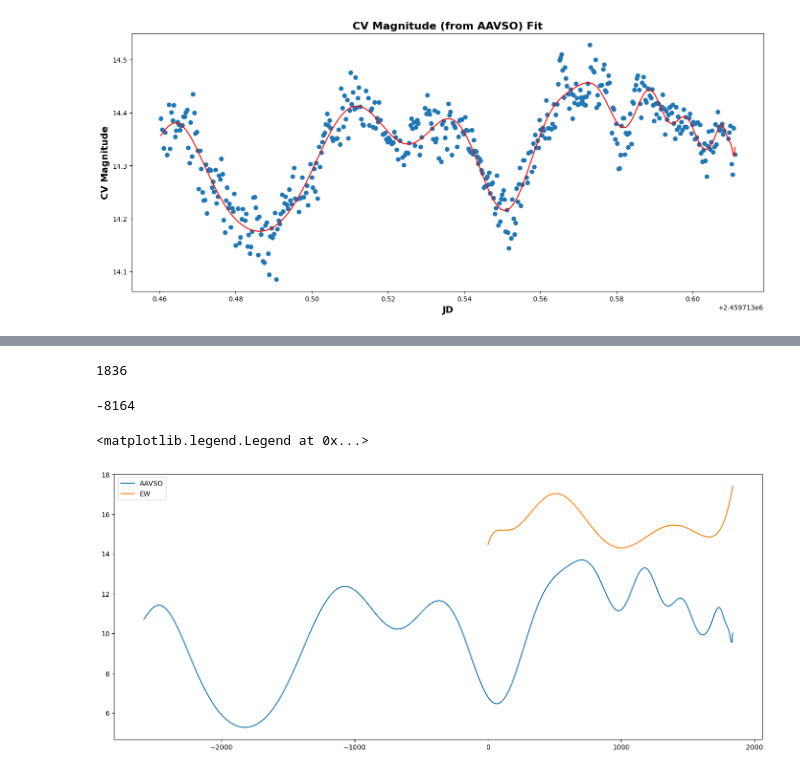
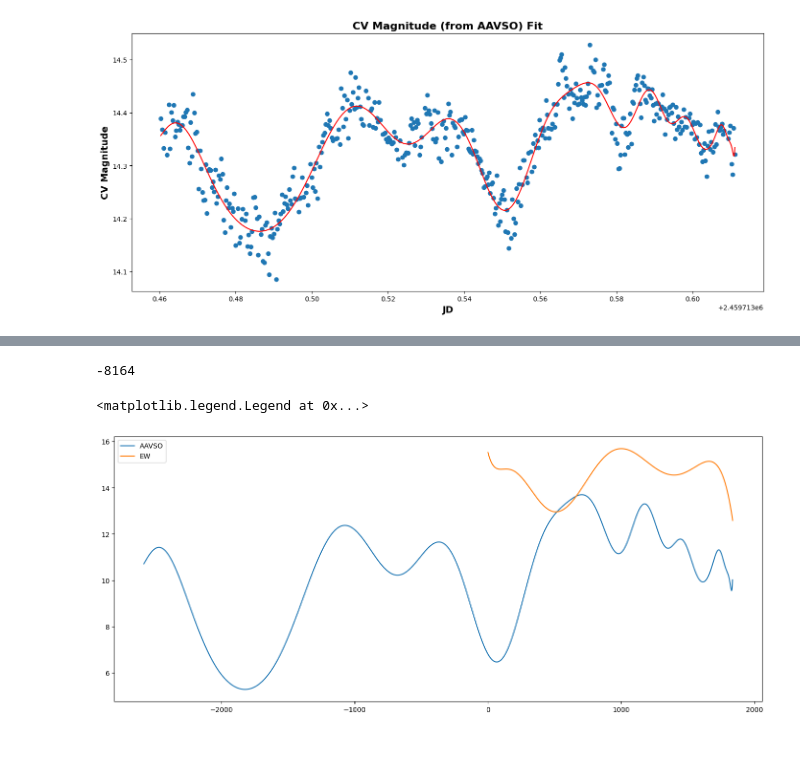
Before and after one commit to AnningGao/2022jrp, a Jupyter notebook: DateReduction.ipynb, the cells around one changed output, grey strips where cells are left out. Drawn from its saved outputs; the diff is of its cells as text; code cells hidden in the pictures; blank space fills up the shorter version.

Commit message:
Finish the code for AAVSO processing

```diff
--- a/DateReduction.ipynb
+++ b/DateReduction.ipynb
@@ -457,9 +456,11 @@ See the caveats in the documentation: https://pandas.pydata.org/pandas-docs/stab
 # %%
-mingzi = np.poly1d(np.polyfit(np.array(df_use['JD']-j0), np.array(df_use['Magnitude']), 400))
+# Fit magnitude with polynomial function
+
+Mag_fit = np.poly1d(np.polyfit(np.array(df_use['JD']-j0), np.array(df_use['Magnitude']), 400))
 JD_ccc = np.linspace(JD_bfosc.min(), df_use['JD'].max(), 10000)
-shijian = np.linspace(np.min(df_use['JD']-j0), np.max(df_use['JD']-j0), 10000)
-aavso_point = mingzi(shijian)
-plt.plot(shijian + j0, aavso_point, c='r', label='Fit Curve')
+JD_aavso = np.linspace(np.min(df_use['JD']-j0), np.max(df_use['JD']-j0), 10000)
+aavso_point = Mag_fit(JD_aavso)
+plt.plot(JD_aavso + j0, aavso_point, c='r', label='Fit Curve')
 plt.scatter(df_use['JD'], df_use['Magnitude'], label='Observational Points')
 plt.xlabel('JD')
 plt.ylabel('CV Magnitude')
@@ -473,5 +471,11 @@ EW_inter = EW_fit(JD_ccc_bfosc-j0)
 # %%
+# Interpolate EW and magnitude to the same JD
+
+JD_ccc_bfosc = JD_ccc[np.where(np.logical_and(JD_ccc>=JD_bfosc.min(), JD_ccc<=JD_bfosc.max()))]
+EW_inter = EW_fit(JD_ccc_bfosc-j0)
 JD_ccc_aavso = JD_ccc[np.where(np.logical_and(JD_ccc>=df_use['JD'].min(), JD_ccc<=df_use['JD'].max()))]
-aavso_point2 = mingzi(JD_ccc_aavso-j0)
+aavso_point2 = Mag_fit(JD_ccc_aavso-j0)
 plt.plot(JD_ccc_aavso, aavso_point2)
+plt.xlabel('JD')
+plt.ylabel('CV Magnitude')
 # %% [output]
@@ -480,5 +484,8 @@ plt.plot(JD_ccc_aavso, aavso_point2)
 # %%
+# calculate CCF directly
+
 result_EW_aavso = correlate(in1=EW_inter, in2=aavso_point2)
-# result_processed = result_EW_aavso[1:-1] - result_EW_aavso[0:-2]
-# jiaodian = np.where(result_processed<0)[0][-1]
-jiaodian = 9870
+plt.plot(result_EW_aavso)
+plt.ylim(np.min(result_EW_aavso)-10,np.min(result_EW_aavso)+5000)
+jiaodian = np.where(result_EW_aavso==np.min(result_EW_aavso))[0][0]
+print(jiaodian)
@@ -499,23 +495,20 @@ jiaodian = np.where(result_EW_aavso==np.min(result_EW_aavso))[0][0]
-# %%
-jiaodian
-# %% [output]
-1836
 # %%
-# 计算需要平移的大小
+# calculate the shift corrsponding to jiaodian
+
 start_aavso = np.where(JD_ccc==JD_ccc_aavso.min())[0][0]
 start_EW = np.where(JD_ccc== JD_ccc_bfosc.min())[0][0]
 delta = int(np.around(jiaodian-len(JD_ccc_aavso)+(start_EW-start_aavso)))
+print(delta)
+# %% [output]
+-8164
-# %%
-delta
-# %% [output]
--8164
 # %%
-# 平移之后的Vmag和EW图像
+# Draw the EW and AAVSO curves after the shift
+
 time_aavso = np.arange(len(JD_ccc_aavso))+delta+start_aavso
 time_EW = np.arange(len(EW_inter))+start_EW
 plt.plot(time_aavso, 30*aavso_point2-420, label='AAVSO')
-plt.plot(time_EW,-EW_inter, label='EW')
+plt.plot(time_EW,30+EW_inter, label='EW')
 plt.legend()
 # %% [output]
 <matplotlib.legend.Legend at 0x...>
-[figure, old version]
+[figure, new version]
```
Also changed, not shown: parts of 25 cells of this notebook.
